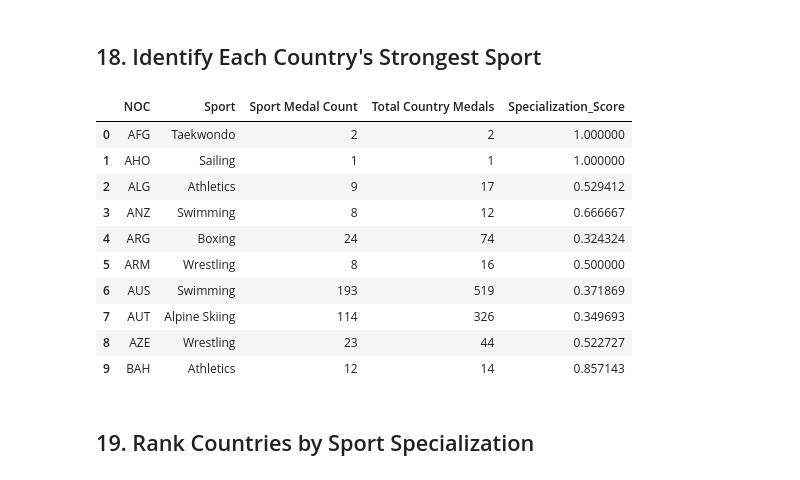
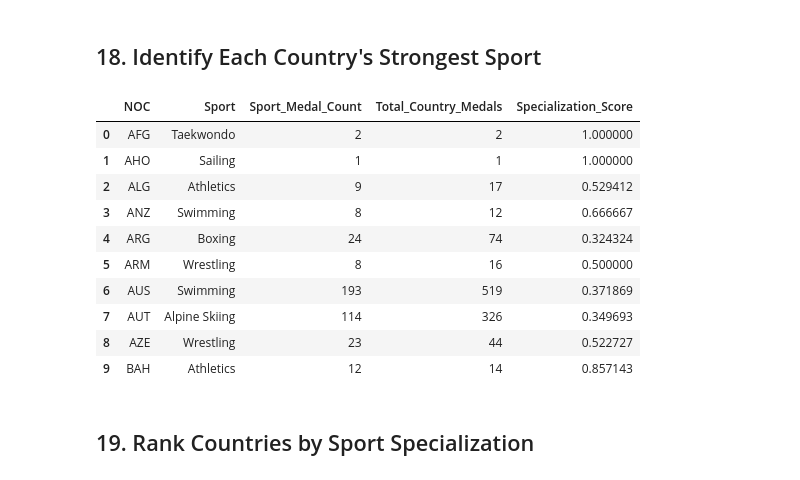
Before and after one commit to Jenushan44/olympic-performance-analyzer, a Jupyter notebook: notebooks/olympics_analysis.ipynb, the cells around one changed output. Drawn from its saved outputs; the diff is of its cells as text; code cells hidden in the pictures.

```diff
--- a/notebooks/olympics_analysis.ipynb
+++ b/notebooks/olympics_analysis.ipynb
@@ -255,6 +251,6 @@ The Soviet Union (URS) only appears during part of the timeline, while the USA c
 # %% [markdown]
 ## 16. Medal Distribution by Sport and Country
 # %%
-sport_country_medals = dedup_df.groupby(['Sport', 'NOC'])['Medal'].size().sort_values(ascending= False).reset_index(name='Sport Medal Count')
+sport_country_medals = dedup_df.groupby(['Sport', 'NOC'])['Medal'].size().sort_values(ascending= False).reset_index(name='Sport_Medal_Count')
 sport_country_medals.head(10)
 # %% [output]
@@ -272,8 +268,8 @@ sport_country_medals.head(10)
 # %% [markdown]
 ## 17. Country Specialization by Sport
 # %%
-total_medals = dedup_df.groupby('NOC')['Medal'].size().sort_values(ascending=True).reset_index(name='Total Country Medals')
+total_medals = dedup_df.groupby('NOC')['Medal'].size().sort_values(ascending=True).reset_index(name='Total_Country_Medals')
 country_sport_medals = pd.merge(sport_country_medals, total_medals, on='NOC')
-country_sport_medals['Specialization_Score'] = country_sport_medals['Sport Medal Count'] / country_sport_medals['Total Country Medals']
+country_sport_medals['Specialization_Score'] = country_sport_medals['Sport_Medal_Count'] / country_sport_medals['Total_Country_Medals']
 country_sport_medals.head()
 # %% [output]
@@ -287,10 +283,10 @@ country_sport_medals.head()
 ## 18. Identify Each Country's Strongest Sport
 # %%
 sorted_country_sports = country_sport_medals.sort_values(by=['NOC', 'Specialization_Score'], ascending=[True, False])
-sorted_country_sports = sorted_country_sports.groupby('NOC').first().reset_index()
-sorted_country_sports.head(10)
+country_top_sport = sorted_country_sports.groupby('NOC').first().reset_index()
+country_top_sport.head(10)
 # %% [output]
-|  | NOC | Sport | Sport Medal Count | Total Country Medals | Specialization_Score |
+|  | NOC | Sport | Sport_Medal_Count | Total_Country_Medals | Specialization_Score |
 | 0 | AFG | Taekwondo | 2 | 2 | 1.000000 |
 | 1 | AHO | Sailing | 1 | 1 | 1.000000 |
 | 2 | ALG | Athletics | 9 | 17 | 0.529412 |
```
Also changed, not shown: parts of 8 cells of this notebook, 5 other files.
